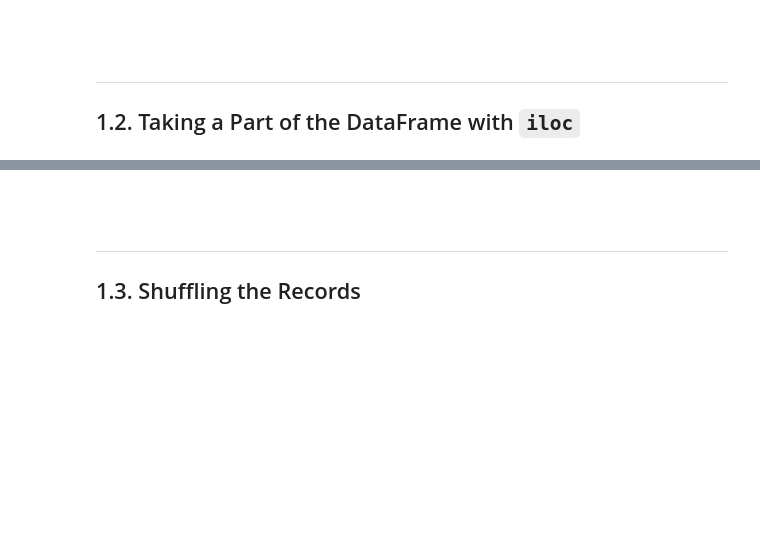
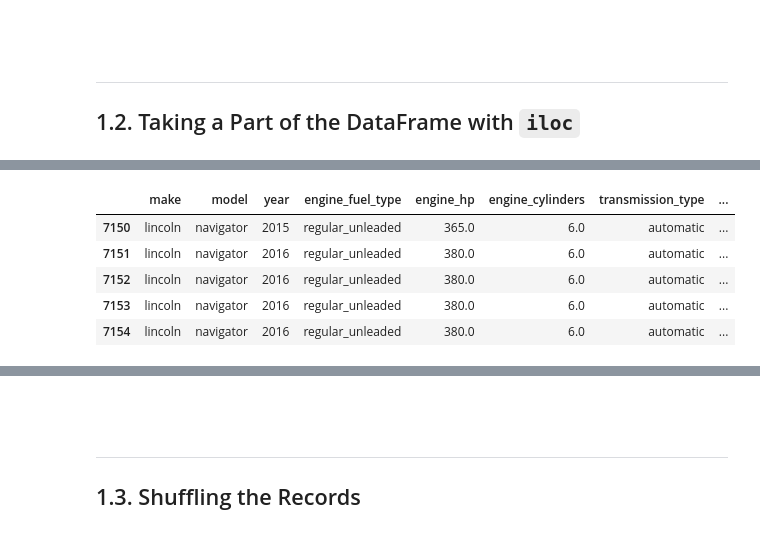
Before and after one commit to MiltonValleL/ml_zoomcamp_2026, a Jupyter notebook: module-02_Regression/02.2.regression_modelling.ipynb, the cells around one changed output, grey strips where cells are left out. Cells and saved outputs as stored; diff of their text form; code cells hidden in the pictures; blank space fills up the shorter version.

```diff
--- a/module-02_Regression/02.2.regression_modelling.ipynb
+++ b/module-02_Regression/02.2.regression_modelling.ipynb
@@ -92,0 +100,9 @@ df_train = df.iloc[n_val + n_test: ]
+# %%
+df_val.head()
+# %% [output]
+|  | make | model | year | engine_fuel_type | engine_hp | engine_cylinders | transmission_type | ... |
+| 7150 | lincoln | navigator | 2015 | regular_unleaded | 365.0 | 6.0 | automatic | ... |
+| 7151 | lincoln | navigator | 2016 | regular_unleaded | 380.0 | 6.0 | automatic | ... |
+| 7152 | lincoln | navigator | 2016 | regular_unleaded | 380.0 | 6.0 | automatic | ... |
+| 7153 | lincoln | navigator | 2016 | regular_unleaded | 380.0 | 6.0 | automatic | ... |
+| 7154 | lincoln | navigator | 2016 | regular_unleaded | 380.0 | 6.0 | automatic | ... |
```
Also changed, not shown: parts of 26 cells of this notebook, 2 other files.
